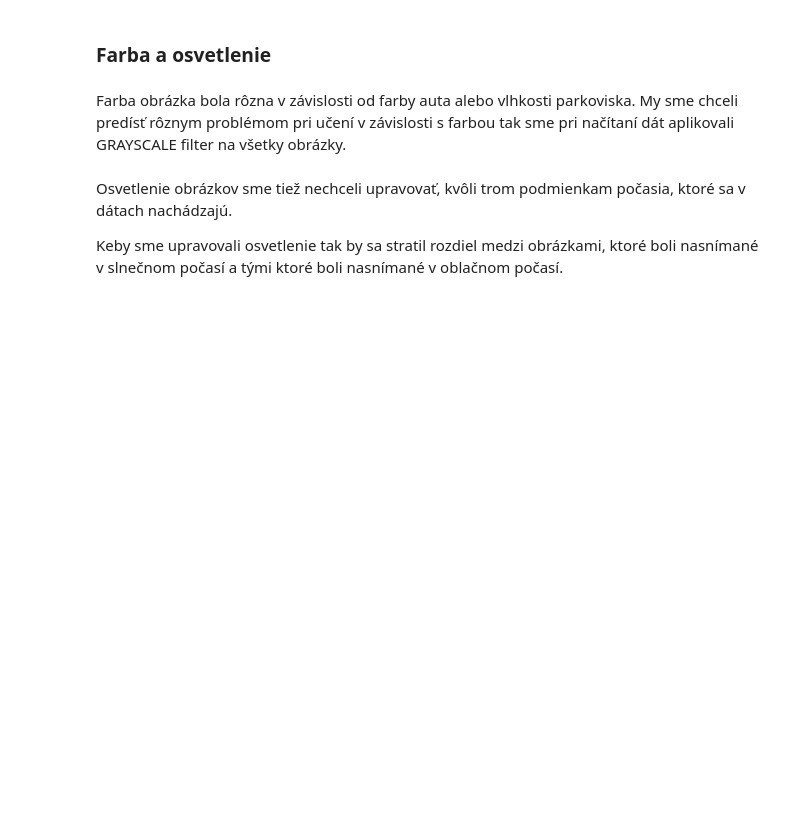
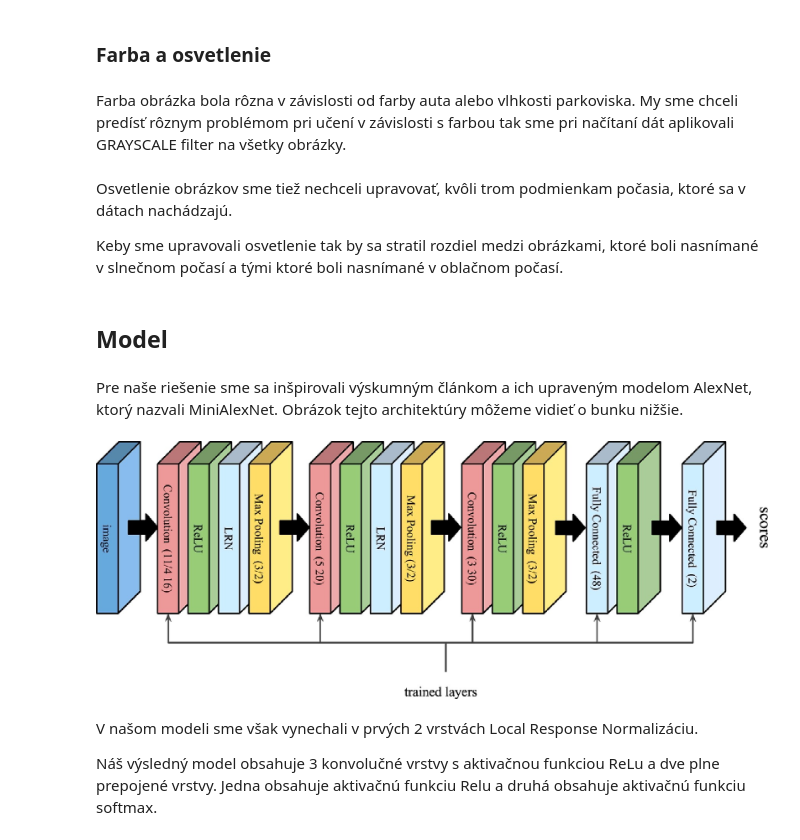
Before and after one commit to AndrejErdelsky/NSIETE_project, a Jupyter notebook: Analyza.ipynb, the cells around one changed output. Saved outputs shown, nothing was run; the diff lists cells and outputs as text; code cells hidden in the pictures; blank space fills up the shorter version.

```diff
--- a/Analyza.ipynb
+++ b/Analyza.ipynb
@@ -184,3 +184,16 @@ Farba obrázka bola rôzna v závislosti od farby auta alebo vlhkosti parkoviska
 Osvetlenie obrázkov sme tiež nechceli upravovať, kvôli trom podmienkam počasia, ktoré sa v dátach nachádzajú.
 
 Keby sme upravovali osvetlenie tak by sa stratil rozdiel medzi obrázkami, ktoré boli nasnímané v slnečnom počasí a tými ktoré boli nasnímané v oblačnom počasí.
+# %% [markdown]
+## Model
+# %% [markdown]
+Pre naše riešenie sme sa inšpirovali výskumným článkom a ich upraveným modelom AlexNet, ktorý nazvali MiniAlexNet. Obrázok tejto architektúry môžeme vidieť o bunku nižšie.
+# %%
+from IPython.display import Image
+Image(filename='Model.jpg')
+# %% [output]
+[figure, added]
+# %% [markdown]
+V našom modeli sme však vynechali v prvých 2 vrstvách Local Response Normalizáciu.
+
+Náš výsledný model obsahuje 3 konvolučné vrstvy s aktivačnou funkciou ReLu a dve plne prepojené vrstvy. Jedna obsahuje aktivačnú funkciu Relu a druhá obsahuje aktivačnú funkciu softmax.
```
Also changed, not shown: 1 other file.
